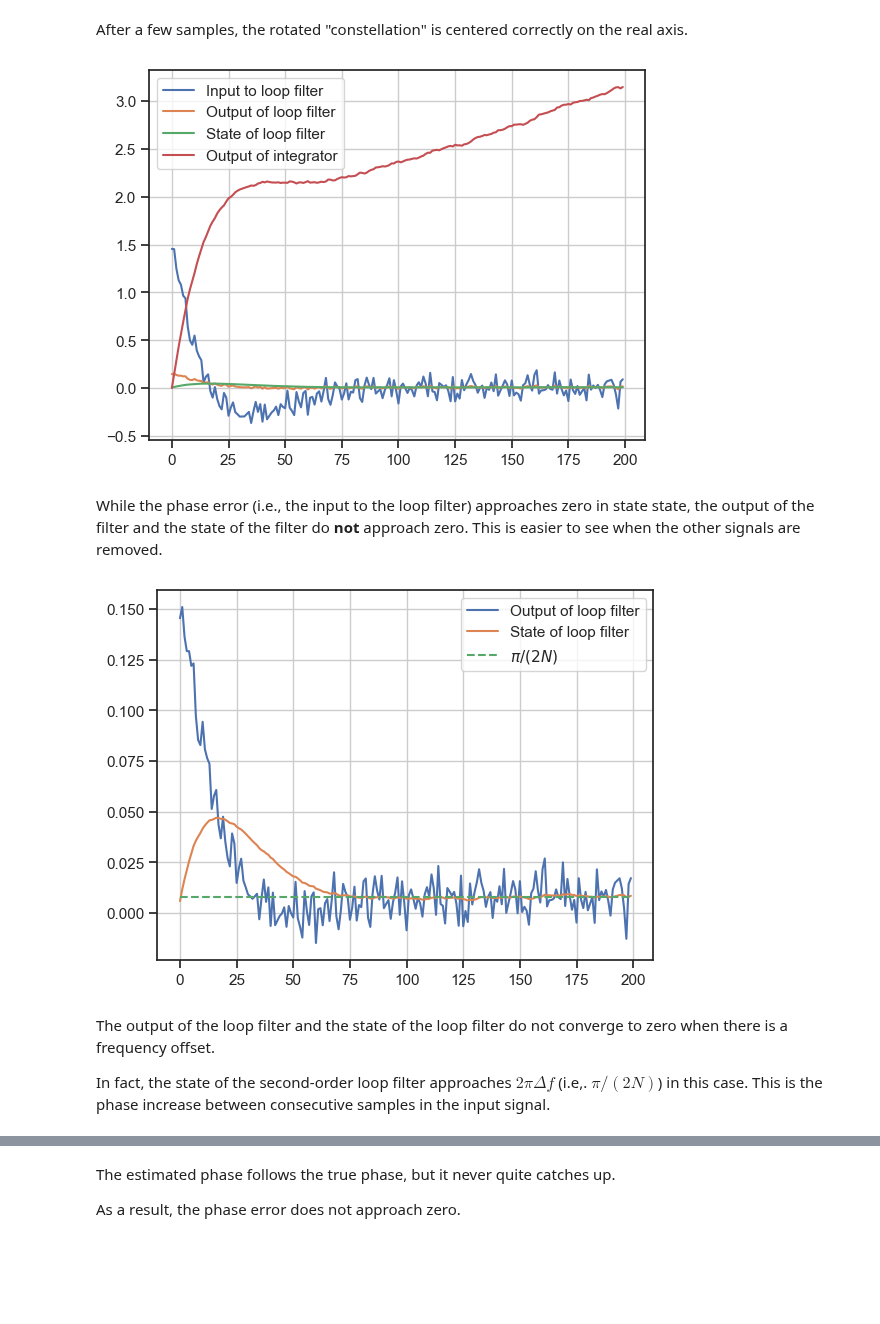
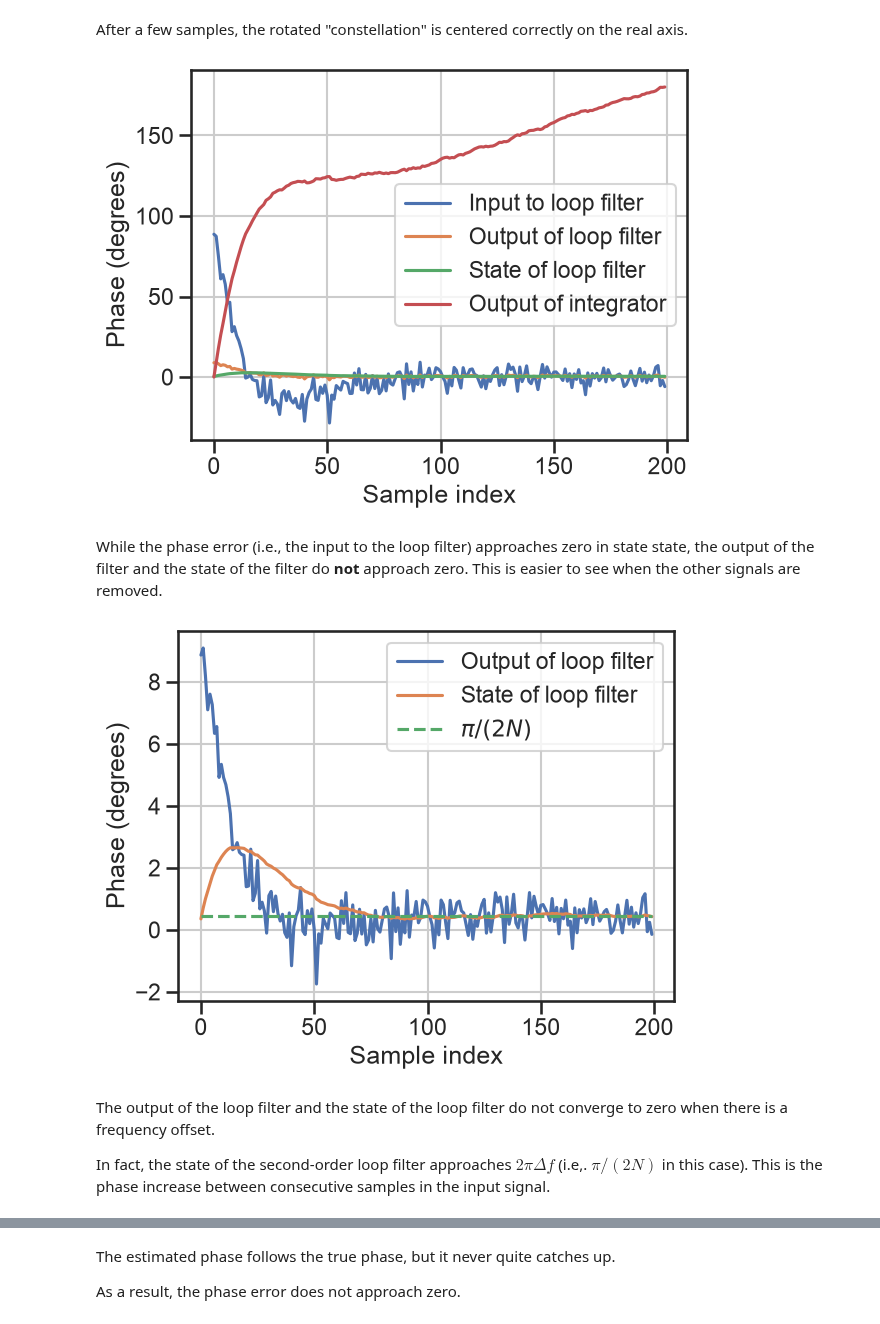
Before and after one commit to bepepa/dc_632_26, a Jupyter notebook: notebooks/070_tracking_loops.ipynb, the cells around one changed output, grey strips where cells are left out. Saved outputs shown, nothing was run; the diff lists cells and outputs as text; code cells hidden in the pictures; blank space fills up the shorter version.

```diff
--- a/notebooks/070_tracking_loops.ipynb
+++ b/notebooks/070_tracking_loops.ipynb
@@ -281,10 +108,10 @@ assert 0.2 == H1.alpha       # and check it
 
 The second-order loop filter adds an integrator to the first order filter.
 # %%
-class Second_Order_Filter():
+class Second_Order_Filter(LoopFilter):
     """Class representing a second-order loop filter"""
 
-    def __init__(self, alpha1, alpha2, state=0):
+    def __init__(self, alpha1:float, alpha2:float, state:float=0):
         """Initialize the gains and the state of the filter
 
         Input:
@@ -292,11 +119,12 @@ class Second_Order_Filter():
         alpha2 - integrator gain
         state - value held by integrator (optional, default: 0)
         """
+        super().__init__()
         self.alpha1 = alpha1
         self.alpha2 = alpha2
         self.state = state
 
-    def __call__(self, d_n):
+    def __call__(self, d_n:float) -> float:
         """invoke the filter
 
         Input:
@@ -316,7 +144,7 @@ class Second_Order_Filter():
         return self._alpha1
 
     @alpha1.setter
-    def alpha1(self, new_val):
+    def alpha1(self, new_val:float):
         if new_val < 1 and new_val > 0:
             self._alpha1 = new_val
         else:
@@ -327,7 +155,7 @@ class Second_Order_Filter():
         return self._alpha2
 
     @alpha2.setter
-    def alpha2(self, new_val):
+    def alpha2(self, new_val:float):
         if new_val < self._alpha1 and new_val > 0:
             self._alpha2 = new_val
         else:
@@ -338,11 +166,11 @@ class Second_Order_Filter():
         return self._state
 
     @state.setter
-    def state(self, new_val):
+    def state(self, new_val:float):
         self._state = new_val
 
     @property
-    def damping_factor(self):
+    def damping_factor(self) -> float:
         return self.alpha1 / 2 / np.sqrt(self.alpha2)
 # %%
 # The class is used like this
@@ -370,10 +198,10 @@ The final stateful element in the PLL is the integrator.
 class Integrator():
     """Class representing an integrator"""
 
-    def __init__(self, state=0):
+    def __init__(self, state:float=0):
         self.state = state
 
-    def __call__(self, x_n):
+    def __call__(self, x_n:float) -> float:
         "Compute the output from the integrator"
         out = self.state
         self.state += x_n
@@ -381,11 +209,11 @@ class Integrator():
         return out
 
     @property
-    def state(self):
+    def state(self) -> float:
         return self._state
 
     @state.setter
-    def state(self, new_val):
+    def state(self, new_val:float):
         self._state = new_val
 # %%
 # quick check that this works: a sequence of 1's integrates into a ramp
@@ -401,8 +229,8 @@ assert np.allclose(y, np.arange(10))
 
 Phase rotation is a stateless operation. Hence, a function suffices.
 # %%
-def rotate_phase(Z_n, phi):
-    """Rotate the phase of the input signal
+def rotate_phase(Z_n:complex, phi:float) -> complex:
+    """Rotate the phase of the input signal backwards (i.e., by -phi)
 
     Inputs:
     Z_n - signal to be phase corrected
@@ -419,7 +247,7 @@ The final function measures the phase error between the received signal $Z_n$ an
 
 However, before we can measure the phase error, any information symbols $s_n$ must be stripped off from the received signal $Z_n$.
 # %%
-def measure_phase(X_n, s_n=1):
+def measure_phase(X_n:complex, s_n:complex=1) -> float:
     """measure the phase of modulated symbol
 
     It is assumed that X_n = s_n * exp(j dphi) + N_n, where s_n is an information symbol
@@ -595,42 +441,46 @@ plt.show()
 After a few samples, the rotated "constellation" is centered correctly on the real axis.
 # %%
 # plot internal signals
-plt.plot(dphi, label="Input to loop filter")
-plt.plot(y, label='Output of loop filter')
+plt.plot(np.rad2deg(dphi), label="Input to loop filter")
+plt.plot(np.rad2deg(y), label='Output of loop filter')
 try:
     H.state
-    plt.plot(state_H, label='State of loop filter')
+    plt.plot(np.rad2deg(state_H), label='State of loop filter')
 except AttributeError:
     pass
-plt.plot(phi, label='Output of integrator')
+plt.plot(np.rad2deg(phi), label='Output of integrator')
 
+plt.ylabel('Phase (degrees)')
+plt.xlabel('Sample index')
 plt.grid()
 plt.legend()
 plt.show()
 # %% [output]
-[figure, old version]
+[figure, new version]
 # %% [markdown]
 While the phase error (i.e., the input to the loop filter) approaches zero in state state, the output of the filter and the state of the filter do **not** approach zero. This is easier to see when the other signals are removed.
 # %%
 # close-up of loop-filter signals
-plt.plot(y, label='Output of loop filter')
+plt.plot(np.rad2deg(y), label='Output of loop filter')
 try:
     H.state
-    plt.plot(state_H, label='State of loop filter')
+    plt.plot(np.rad2deg(state_H), label='State of loop filter')
 except AttributeError:
     pass
 
-plt.plot(np.arange(N), np.pi/2/N*np.ones(N), '--', label=r'$\pi/(2N)$')
+plt.plot(np.arange(N), np.rad2deg(np.pi/2/N*np.ones(N)), '--', label=r'$\pi/(2N)$')
 
+plt.ylabel('Phase (degrees)')
+plt.xlabel('Sample index')
 plt.grid()
 plt.legend()
 plt.show()
 # %% [output]
-[figure, old version]
+[figure, new version]
 # %% [markdown]
 The output of the loop filter and the state of the loop filter do not converge to zero when there is a frequency offset.
 
-In fact, the state of the second-order loop filter approaches $2\pi \Delta f$ (i.e,. $\pi/(2N)$) in this case. This is the phase increase between consecutive samples in the input signal.
+In fact, the state of the second-order loop filter approaches $2\pi \Delta f$ (i.e,. $\pi/(2N)$ in this case). This is the phase increase between consecutive samples in the input signal.
 # %% [markdown]
 #### Response to a time-varying frequency error
 
```
Also changed, not shown: parts of 71 cells of this notebook.
